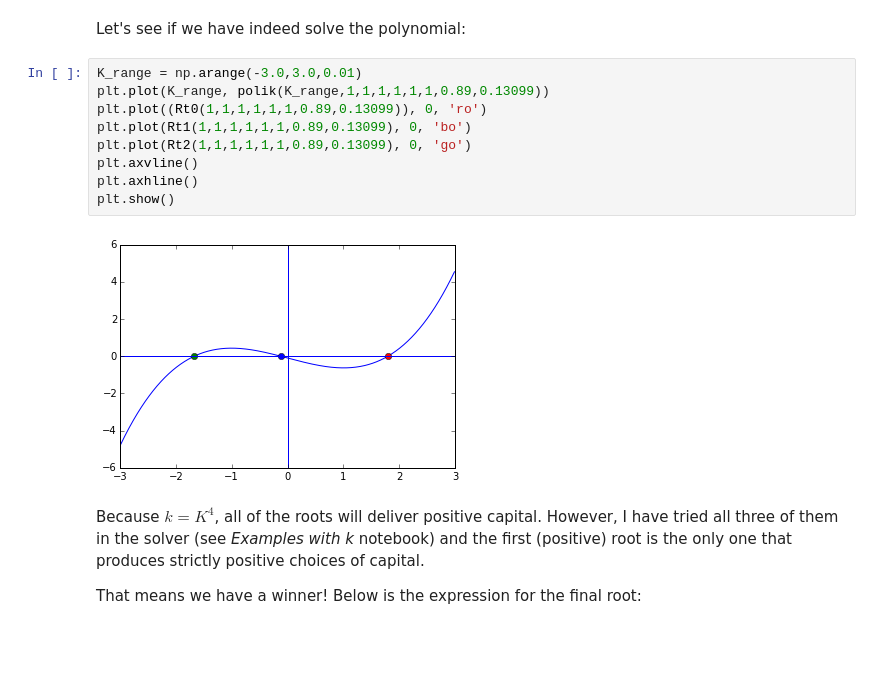
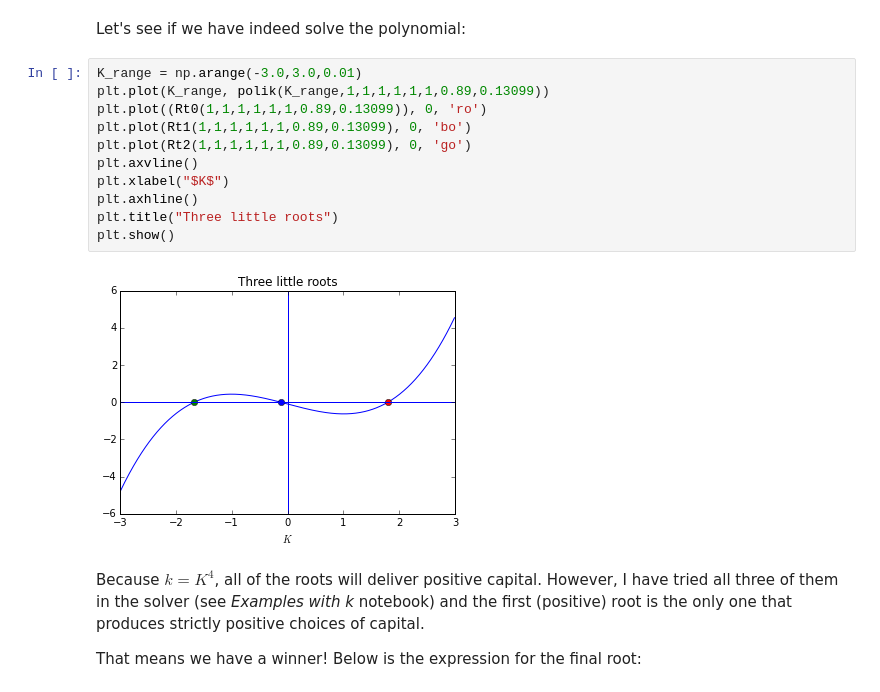
Before and after one commit to davidrpugh/assortative-matching-large-firms, a Jupyter notebook: Capital.ipynb, the cells around one changed output. Drawn from its saved outputs; the diff is of its cells as text; blank space fills up the shorter version.

```diff
--- a/Capital.ipynb
+++ b/Capital.ipynb
@@ -171,14 +178,16 @@ Let's see if we have indeed solve the polynomial:
 # %%
 K_range = np.arange(-3.0,3.0,0.01)
 plt.plot(K_range, polik(K_range,1,1,1,1,1,1,0.89,0.13099))
 plt.plot((Rt0(1,1,1,1,1,1,0.89,0.13099)), 0, 'ro')
 plt.plot(Rt1(1,1,1,1,1,1,0.89,0.13099), 0, 'bo')
 plt.plot(Rt2(1,1,1,1,1,1,0.89,0.13099), 0, 'go')
 plt.axvline()
+plt.xlabel("$K$")
 plt.axhline()
+plt.title("Three little roots")
 plt.show()
 # %% [output]
-[figure, old version]
+[figure, new version]
 # %% [markdown]
 Because $k = K^4$, all of the roots will deliver positive capital. However, I have tried all three of them in the solver (see *Examples with k* notebook) and the first (positive) root is the only one that produces strictly positive choices of capital.
 
```
Also changed, not shown: parts of 21 cells of this notebook, 2 other files.
